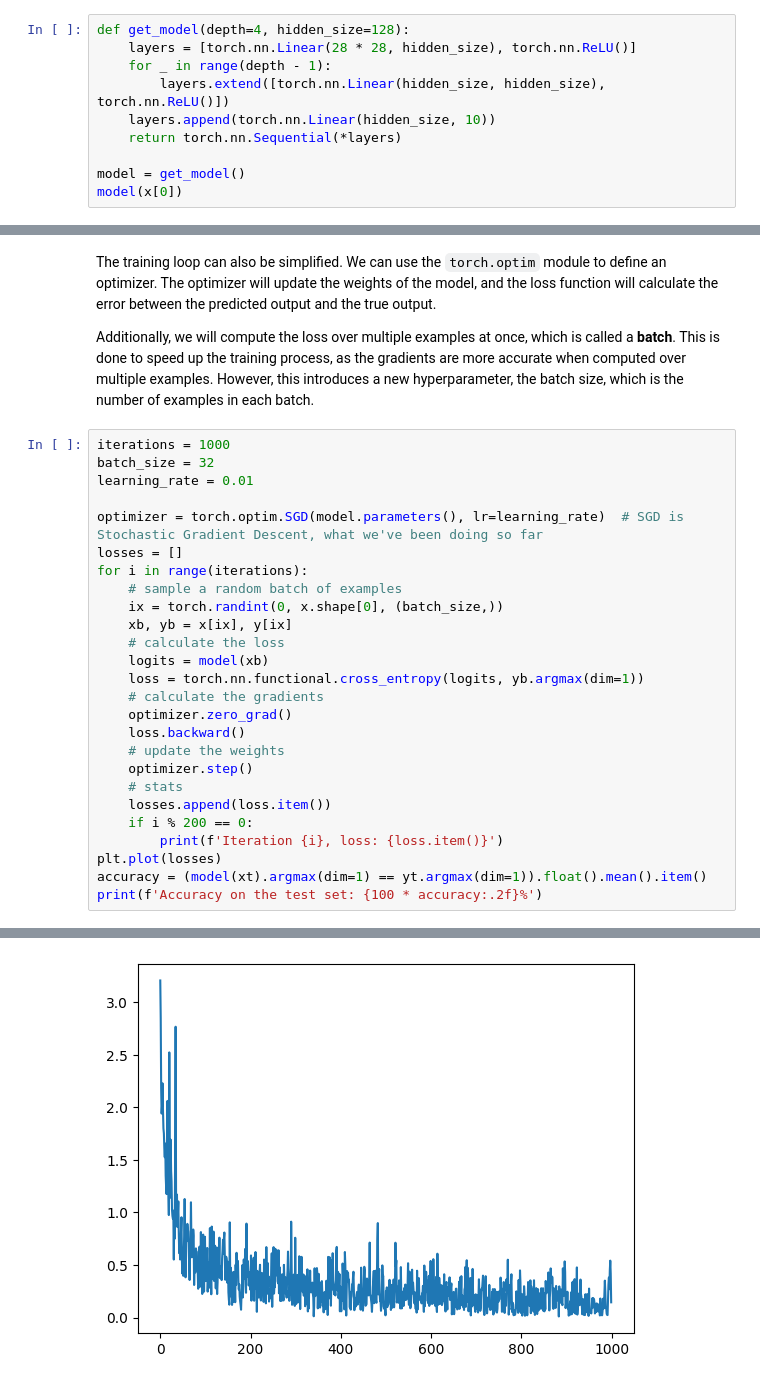
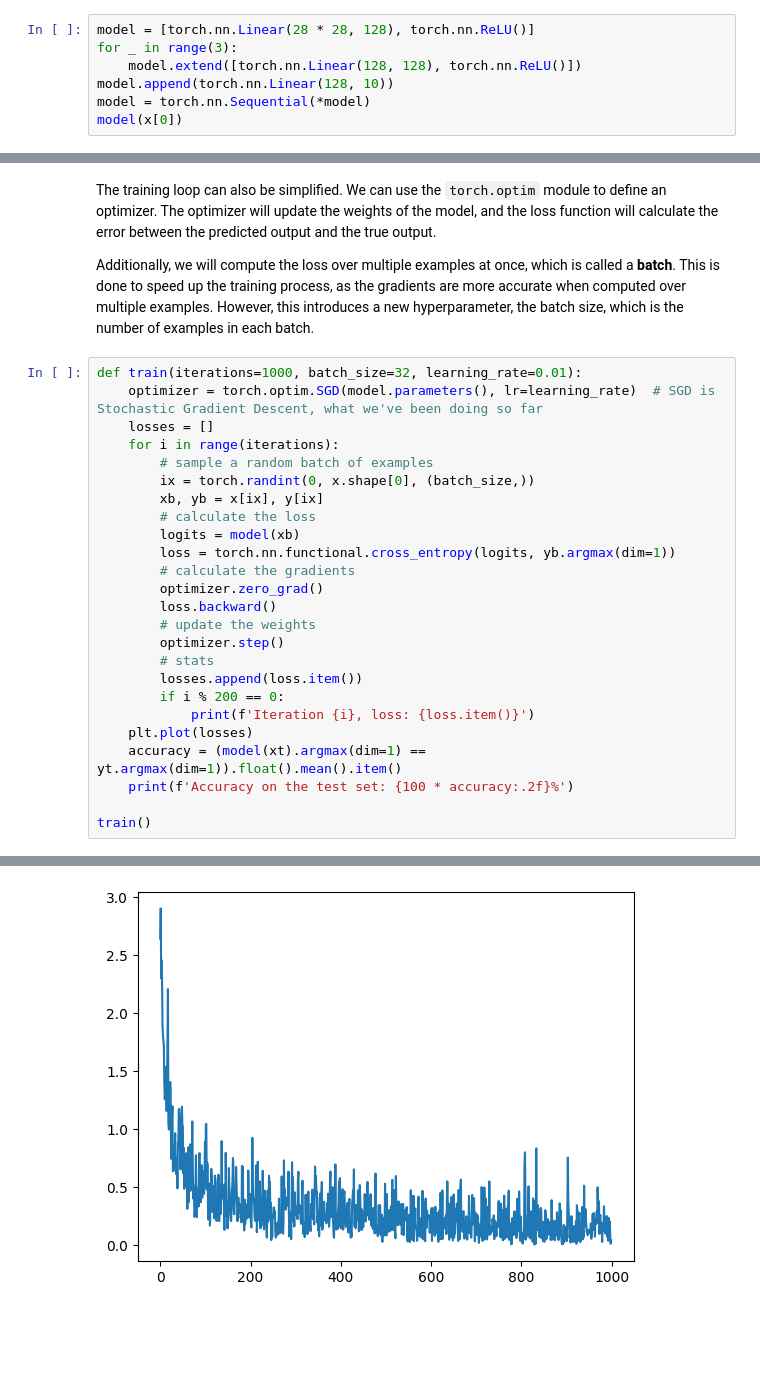
Before and after one commit to jcarlosroldan/road-to-ai, a Jupyter notebook: 006 Pytorch.ipynb, the cells around one changed output, grey strips where cells are left out. Drawn from its saved outputs; the diff is of its cells as text; blank space fills up the shorter version.

```diff
--- a/006 Pytorch.ipynb
+++ b/006 Pytorch.ipynb
@@ -48,13 +48,10 @@ The first Y: tensor([0., 0., 0., 0., 0., 1., 0., 0., 0., 0.])
 # %% [markdown]
 Now, the linear layers previously defined by creating a weight matrix and a bias vector can be replaced by a `torch.nn.Linear` layer, which does the same thing. The activation functions can be replaced by `torch.nn` functions. This way defines layers and activation functions as objects, and using Sequential let's us define the model so that `model(x)` will make the forward pass through the model and return the output.
 # %%
-def get_model(depth=4, hidden_size=128):
-	layers = [torch.nn.Linear(28 * 28, hidden_size), torch.nn.ReLU()]
-	for _ in range(depth - 1):
-		layers.extend([torch.nn.Linear(hidden_size, hidden_size), torch.nn.ReLU()])
-	layers.append(torch.nn.Linear(hidden_size, 10))
-	return torch.nn.Sequential(*layers)
-
-model = get_model()
+model = [torch.nn.Linear(28 * 28, 128), torch.nn.ReLU()]
+for _ in range(3):
+	model.extend([torch.nn.Linear(128, 128), torch.nn.ReLU()])
+model.append(torch.nn.Linear(128, 10))
+model = torch.nn.Sequential(*model)
 model(x[0])
 # %% [output]
@@ -65,29 +62,28 @@ The training loop can also be simplified. We can use the `torch.optim` module to
 
 Additionally, we will compute the loss over multiple examples at once, which is called a **batch**. This is done to speed up the training process, as the gradients are more accurate when computed over multiple examples. However, this introduces a new hyperparameter, the batch size, which is the number of examples in each batch.
 # %%
-iterations = 1000
-batch_size = 32
-learning_rate = 0.01
+def train(iterations=1000, batch_size=32, learning_rate=0.01):
+	optimizer = torch.optim.SGD(model.parameters(), lr=learning_rate)  # SGD is Stochastic Gradient Descent, what we've been doing so far
+	losses = []
+	for i in range(iterations):
+		# sample a random batch of examples
+		ix = torch.randint(0, x.shape[0], (batch_size,))
+		xb, yb = x[ix], y[ix]
+		# calculate the loss
+		logits = model(xb)
+		loss = torch.nn.functional.cross_entropy(logits, yb.argmax(dim=1))
+		# calculate the gradients
+		optimizer.zero_grad()
+		loss.backward()
+		# update the weights
+		optimizer.step()
+		# stats
+		losses.append(loss.item())
+		if i % 200 == 0:
+			print(f'Iteration {i}, loss: {loss.item()}')
+	plt.plot(losses)
+	accuracy = (model(xt).argmax(dim=1) == yt.argmax(dim=1)).float().mean().item()
+	print(f'Accuracy on the test set: {100 * accuracy:.2f}%')
 
-optimizer = torch.optim.SGD(model.parameters(), lr=learning_rate)  # SGD is Stochastic Gradient Descent, what we've been doing so far
-losses = []
-for i in range(iterations):
-	# sample a random batch of examples
-	ix = torch.randint(0, x.shape[0], (batch_size,))
-	xb, yb = x[ix], y[ix]
-	# calculate the loss
-	logits = model(xb)
-	loss = torch.nn.functional.cross_entropy(logits, yb.argmax(dim=1))
-	# calculate the gradients
-	optimizer.zero_grad()
-	loss.backward()
-	# update the weights
-	optimizer.step()
-	# stats
-	losses.append(loss.item())
-	if i % 200 == 0:
-		print(f'Iteration {i}, loss: {loss.item()}')
-plt.plot(losses)
-accuracy = (model(xt).argmax(dim=1) == yt.argmax(dim=1)).float().mean().item()
-print(f'Accuracy on the test set: {100 * accuracy:.2f}%')
+train()
 # %% [output]
@@ -100,4 +96,4 @@ Accuracy on the test set: 92.63%
-[figure, old version]
+[figure, new version]
 # %% [markdown]
 And just like that, with a nice dataset and a few lines of code, we have trained a simple network capable of recognizing handwritten digits.
 
```
Also changed, not shown: parts of 5 cells of this notebook, 1 other file.
